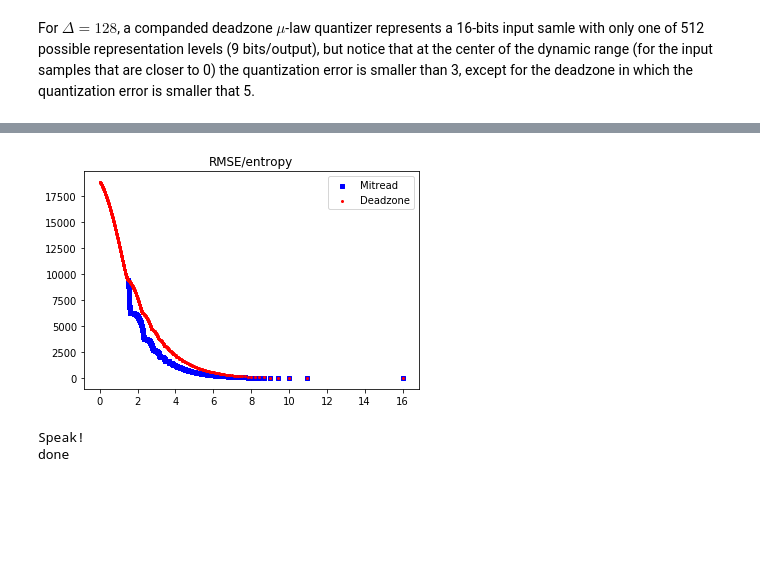
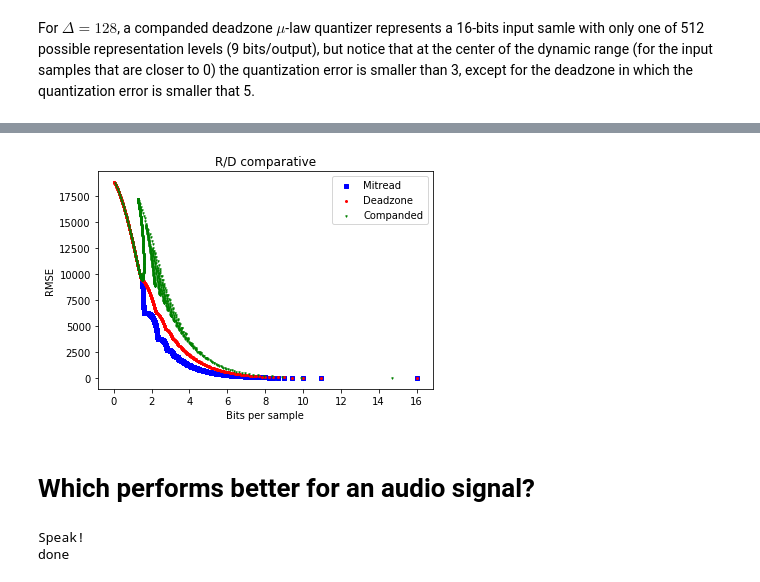
Before and after one commit to Tecnologias-multimedia/Tecnologias-multimedia.github.io, a Jupyter notebook: study_guide/quantization/graphics/quantization.ipynb, the cells around one changed output, grey strips where cells are left out. Cells and saved outputs as stored; diff of their text form; code cells hidden in the pictures; blank space fills up the shorter version.

```diff
--- a/study_guide/quantization/graphics/quantization.ipynb
+++ b/study_guide/quantization/graphics/quantization.ipynb
@@ -456,9 +449,22 @@ def deadzone_quantization(quantization_step):
+# %%
+def deadzone_quantization(x, quantization_step):
+    y = deadzone_quantizer(x, quantization_step)
+    z = deadzone_dequantizer(y, quantization_step)
+    return y, z
+# %%
+def companded_quantization(x, quantization_step):
+    mu = 255
+    x_compressed = (32768*(muLaw_compress(x/32768, mu)))
+    y = deadzone_quantizer(x_compressed, quantization_step)
+    z_compressed = deadzone_dequantizer(y, quantization_step)
+    z = 32768*muLaw_expand(z_compressed/32768, mu)
+    return y, z
 # %%
-def generate_RD_curve_midtread(x, y, x_recons):
-    RD_midtread_points = []
+def RD_curve(x, quantization):
+    RD_points = []
     for i in range(1, 32768, 32):
-        x, y, x_recons = midtread_quantization(i)
+        y, z = quantization(x, i)
         rate = entropy_in_bits_per_symbol(y)
-        distortion = RMSE(x, x_recons)
-        RD_midtread_points.append((rate, distortion))
-    return RD_midtread_points
+        distortion = RMSE(x, z)
+        RD_points.append((rate, distortion))
+    return RD_points
@@ -474,13 +471,21 @@ def generate_RD_curve_deadzone(x, y, x_recons):
+# %%
+x = np.linspace(-32768, 32767, 65536).astype(np.int16)
+midtread_RD_points = RD_curve(x, midtread_quantization)
+deadzone_RD_points = RD_curve(x, deadzone_quantization)
+companded_RD_points = RD_curve(x, companded_quantization)
 # %%
-RD_midtread_points = generate_RD_curve_midtread(x, y, x_recons)
-RD_deadzone_points = generate_RD_curve_deadzone(x, y, x_recons)
-plt.title("RMSE/entropy")
-plt.scatter(*zip(*RD_midtread_points), s=12, c='b', marker="s", label='Mitread')
-plt.scatter(*zip(*RD_deadzone_points), s=4, c='r', marker="o", label='Deadzone')
+plt.title("R/D comparative")
+plt.xlabel("Bits per sample")
+plt.ylabel("RMSE")
+plt.scatter(*zip(*midtread_RD_points), s=12, c='b', marker="s", label='Mitread')
+plt.scatter(*zip(*deadzone_RD_points), s=4, c='r', marker="o", label='Deadzone')
+plt.scatter(*zip(*companded_RD_points), s=2, c='g', marker="v", label='Companded')
 plt.legend(loc='upper right')
 plt.show()
 # %% [output]
-[figure, old version]
+[figure, new version]
+# %% [markdown]
+# Which performs better for an audio signal?
 # %%
 import sounddevice as sd
 fs = 44100
```
Also changed, not shown: parts of 39 cells of this notebook.
